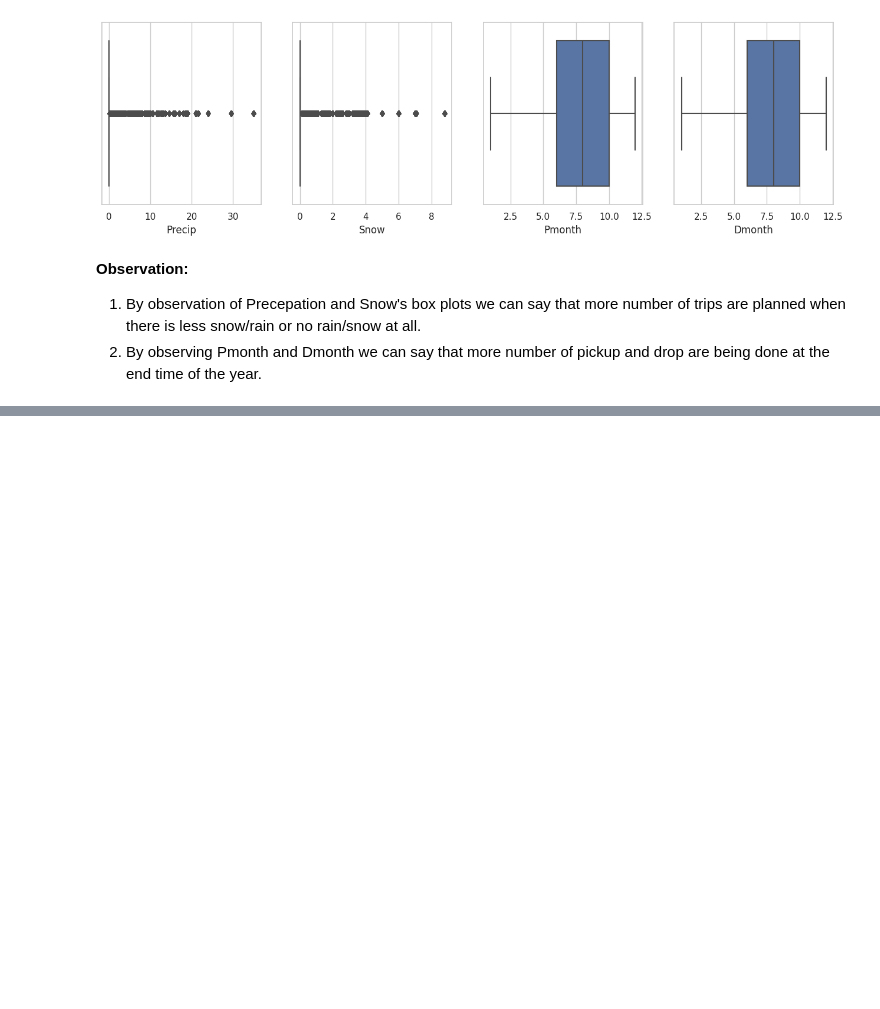
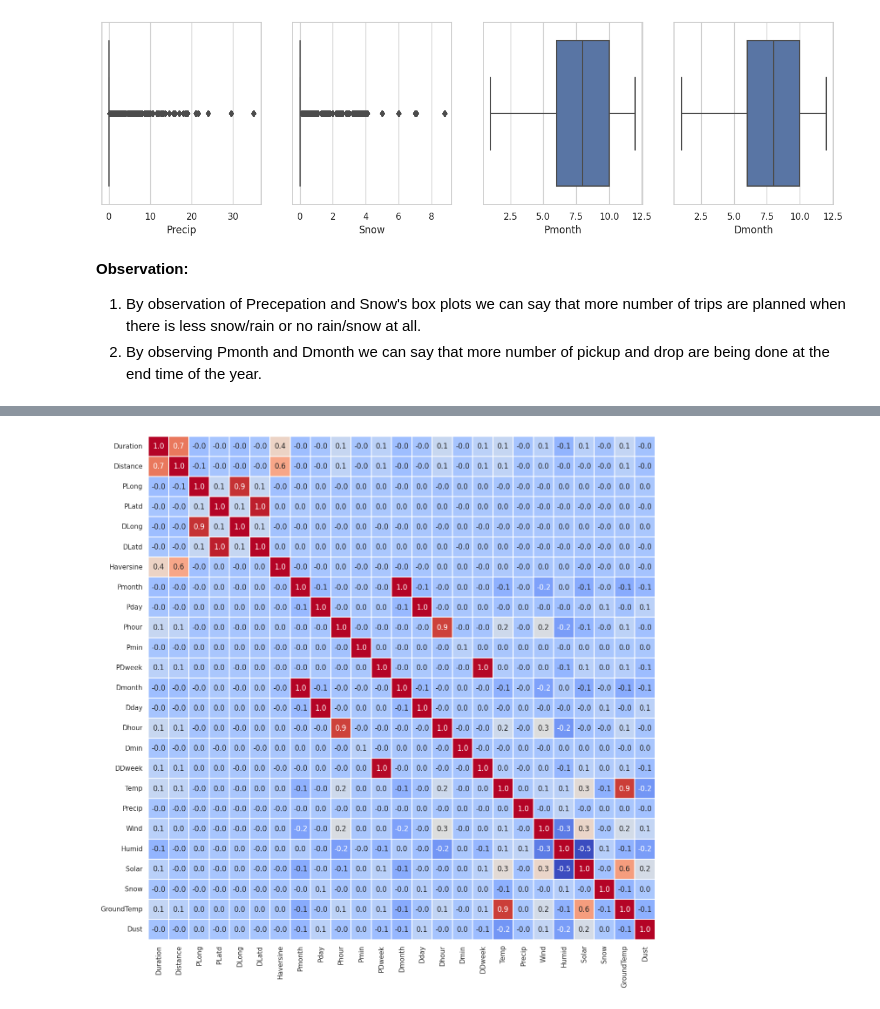
Before and after one commit to dp2292/CP01-Data-Alchemists, a Jupyter notebook: CP01_Data_Alchemists.ipynb, the cells around one changed output, grey strips where cells are left out. Saved outputs shown, nothing was run; the diff lists cells and outputs as text; code cells hidden in the pictures; blank space fills up the shorter version.

Commit message:
Correlation added for duration

```diff
--- a/CP01_Data_Alchemists.ipynb
+++ b/CP01_Data_Alchemists.ipynb
@@ -274,0 +279,6 @@ for axid, col in enumerate(["Precip", "Snow", "Pmonth", "Dmonth"]):
+# %%
+correlation_matrix = dataframe.corr()
+plt.figure(figsize=(15,15))
+sns.heatmap(correlation_matrix, fmt='.1f', annot=True, cbar=False, linewidth=0.2, cmap='coolwarm');
+# %% [output]
+[figure, added]
```
Also changed, not shown: parts of 12 cells of this notebook.
